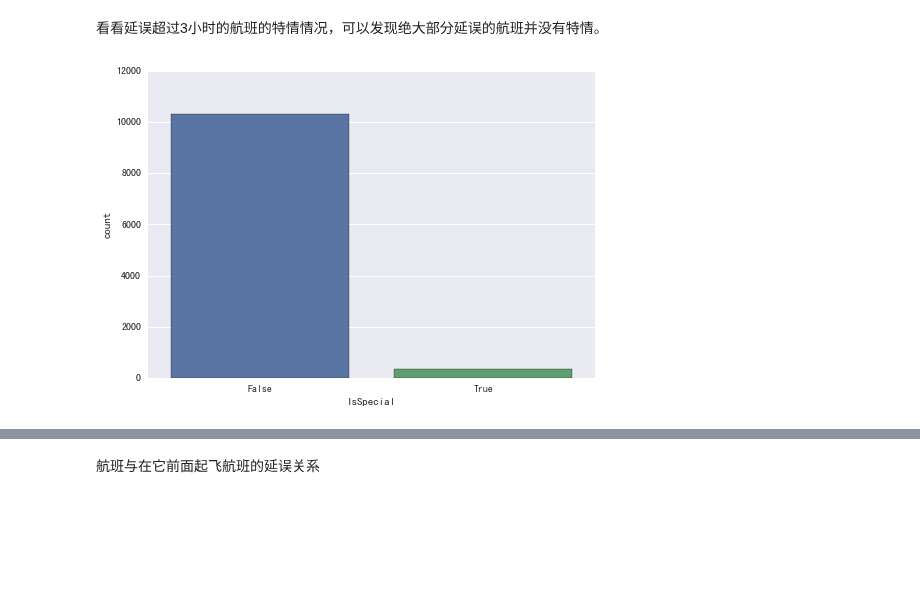
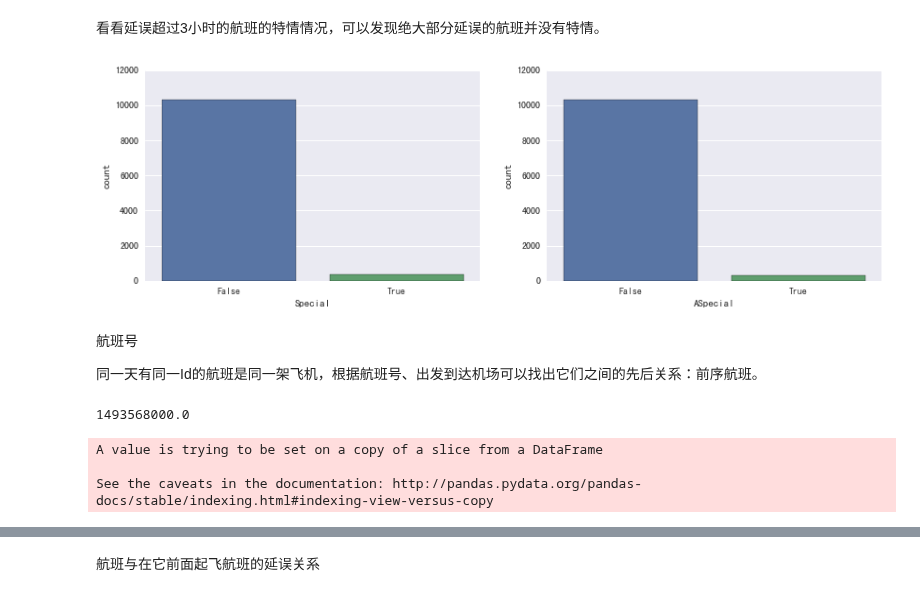
Before and after one commit to coder-ss/ml-learn, a Jupyter notebook: competition/ctrip-fight/exporing.ipynb, the cells around one changed output, grey strips where cells are left out. Cells and saved outputs as stored; diff of their text form; code cells hidden in the pictures; blank space fills up the shorter version.

```diff
--- a/competition/ctrip-fight/exporing.ipynb
+++ b/competition/ctrip-fight/exporing.ipynb
@@ -42,7 +50,7 @@ train_s['CTime'] = pd.to_datetime(train_s['CTime']).astype(np.int64) // 10 ** 9
 train_s['STime'] = pd.to_datetime(train_s['STime']).astype(np.int64) // 10 ** 9
 train_s['ETime'] = pd.to_datetime(train_s['ETime']).astype(np.int64) // 10 ** 9
 
-train_s.sort_values(['Airport', 'STime', 'ETime'], ascending=True, inplace=True)
+# train_s.sort_values(['Airport', 'STime', 'ETime'], ascending=True, inplace=True)
 
 train_s['Airport'] = train_s['Airport'].str.upper()
 
@@ -165,7 +173,7 @@ Name: DelayRange, dtype: int64
 - STime 特情开始时间
 - ETime 特情结束时间
 # %%
-train_1705.loc[:, 'IsSpecial'] = False
+train_1705.loc[:, 'Special'] = False
 
 maxPTime = train_1705['PDepartureTime'].max()
 minPTime = train_1705['PDepartureTime'].min()
@@ -180,10 +188,32 @@ for i, row in train_s2.iterrows():
     is_in = ((train_1705.loc[idx, 'PDepartureTime'] >= row['STime']) & (train_1705.loc[idx, 'PDepartureTime'] <= row['ETime']))
 
 
-    train_1705.loc[idx, 'IsSpecial'] = train_1705.loc[idx, 'IsSpecial'] | is_in
+    train_1705.loc[idx, 'Special'] = train_1705.loc[idx, 'Special'] | is_in
 
-    train_1705.loc[is_in[is_in==True].index, 'Msg'] = row['Content']
-    train_1705.loc[is_in[is_in==True].index, 'STime'] = row['STime']
-    train_1705.loc[is_in[is_in==True].index, 'ETime'] = row['ETime']
+#     train_1705.loc[is_in[is_in==True].index, 'Msg'] = row['Content']
+#     train_1705.loc[is_in[is_in==True].index, 'STime'] = row['STime']
+#     train_1705.loc[is_in[is_in==True].index, 'ETime'] = row['ETime']
     train_1705.loc[is_in[is_in==True].index, 'CurSpecial'] = (row['STime'] >= row['CTime'])
+# %%
+train_1705.loc[:, 'ASpecial'] = False
+
+maxPTime = train_1705['PDepartureTime'].max()
+minPTime = train_1705['PDepartureTime'].min()
+train_s2 = train_s[(train_s['STime'] >= minPTime) & (train_s['ETime'] <= maxPTime)]
+
+last_ariport = ''
+for i, row in train_s2.iterrows():
+    if last_ariport != row['Airport']:
+        last_ariport = row['Airport']
+        idx = train_1705.loc[train_1705['Destination'] == row['Airport'], :].index
+
+    is_in = ((train_1705.loc[idx, 'PDepartureTime'] >= row['STime']) & (train_1705.loc[idx, 'PDepartureTime'] <= row['ETime']))
+
+
+    train_1705.loc[idx, 'ASpecial'] = train_1705.loc[idx, 'ASpecial'] | is_in
+
+#     train_1705.loc[is_in[is_in==True].index, 'Msg'] = row['Content']
+#     train_1705.loc[is_in[is_in==True].index, 'STime'] = row['STime']
+#     train_1705.loc[is_in[is_in==True].index, 'ETime'] = row['ETime']
+    train_1705.loc[is_in[is_in==True].index, 'ACurSpecial'] = (row['STime'] >= row['CTime'])
 # %%
@@ -257,6 +289,25 @@ plot_count_and_percentage(train_1705.loc[train_1705['CurSpecial'] != True, 'Dela
 # %%
 # train_1705[train_1705['Delay'] > 180]
 
-g = sns.countplot('IsSpecial', data=train_1705[train_1705['Delay'] > 180])
+fig, (ax1, ax2) = plt.subplots(nrows=1, ncols=2, figsize=(14, 4))
+
+g = sns.countplot('Special', data=train_1705[train_1705['Delay'] > 180], ax=ax1)
+g = sns.countplot('ASpecial', data=train_1705[train_1705['Delay'] > 180], ax=ax2)
 # %% [output]
-[figure, old version]
+[figure, new version]
+# %% [markdown]
+航班号
+
+同一天有同一Id的航班是同一架飞机，根据航班号、出发到达机场可以找出它们之间的先后关系：前序航班。
+# %%
+start = datetime.strptime('2017-05-01', '%Y-%m-%d').timestamp()
+end = datetime.strptime('2017-05-03', '%Y-%m-%d').timestamp()
+
+train_170501 = train_1705.loc[(train_1705['PDepartureTime'] >= start) & (train_1705['PDepartureTime'] <= end), :]
+
+train_170501.sort_values(['PDepartureTime'], inplace=True)
+# %% [output]
+1493568000.0
+A value is trying to be set on a copy of a slice from a DataFrame
+
+See the caveats in the documentation: http://pandas.pydata.org/pandas-docs/stable/indexing.html#indexing-view-versus-copy
```
Also changed, not shown: parts of 8 cells of this notebook, 3 other files.
